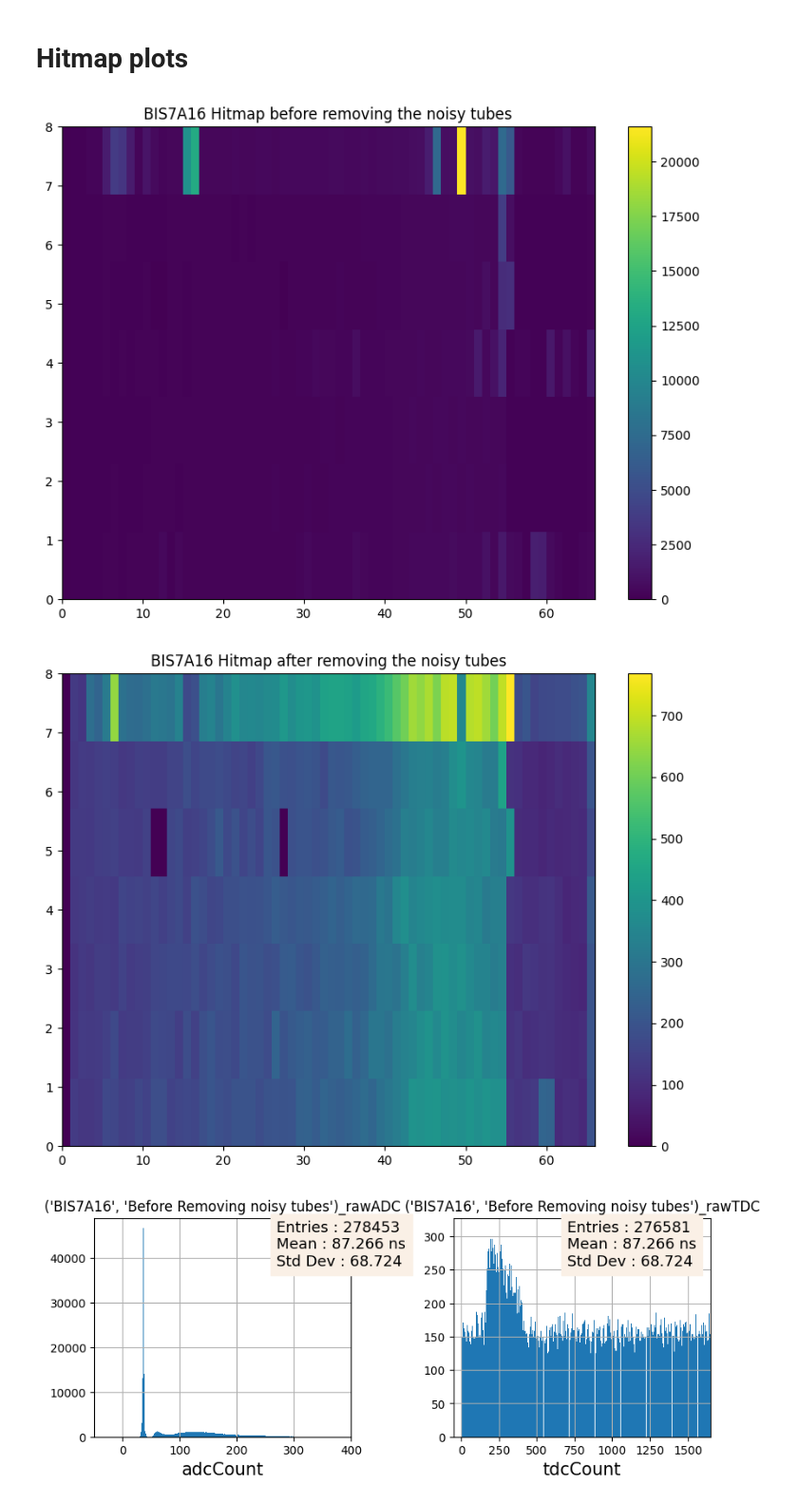
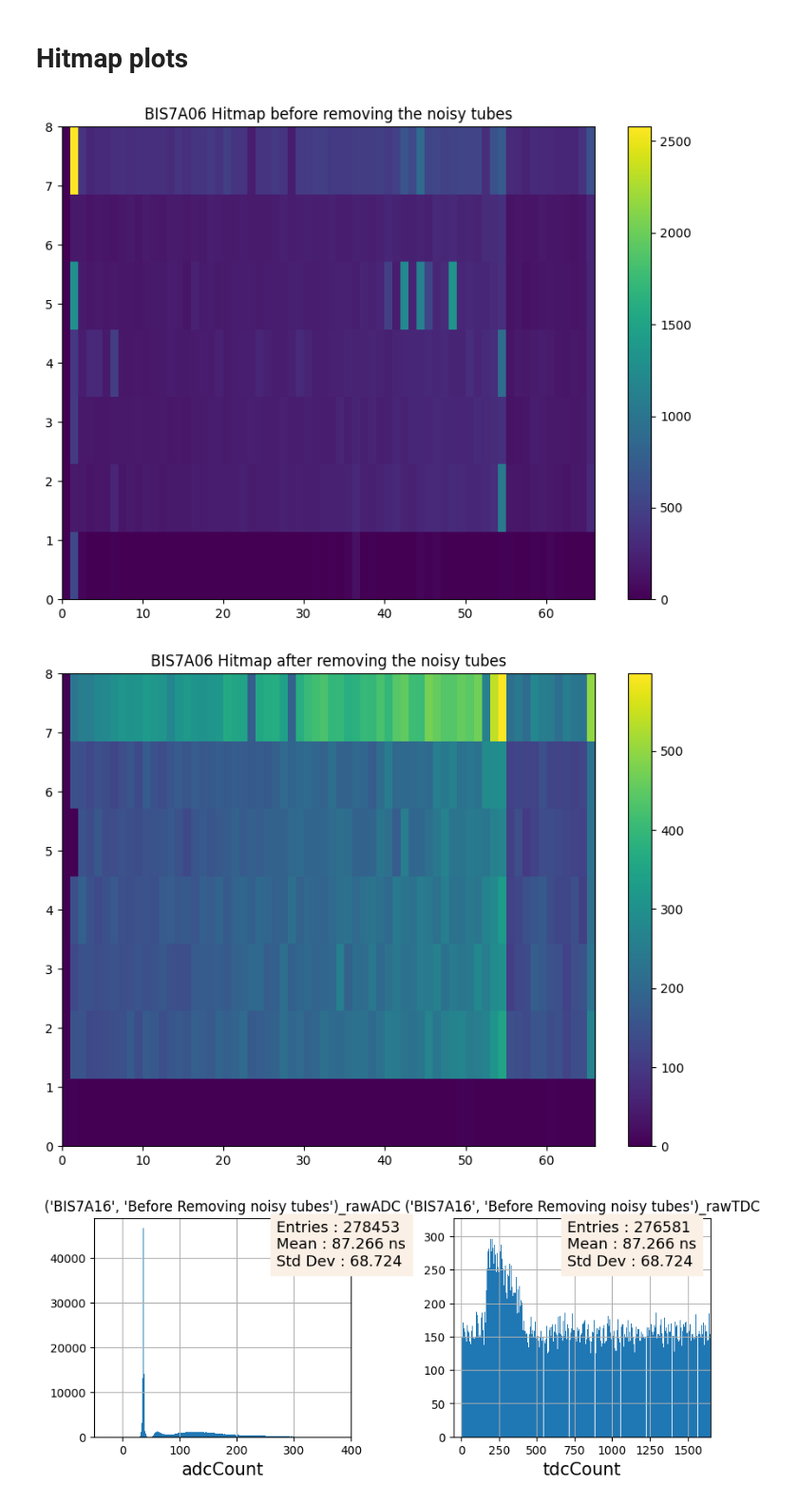
Before and after one commit to ppriyanka8/ATLAS, a Jupyter notebook: BIS7A16.ipynb, the cells around one changed output. Shown at 95% size. Saved outputs shown, nothing was run; the diff lists cells and outputs as text; code cells hidden in the pictures.

```diff
--- a/BIS7A16.ipynb
+++ b/BIS7A16.ipynb
@@ -13,7 +13,13 @@ import muonfixedid, chamberlist_run3
 import splitter_regions_Run2
 import mdtCalib_functions
 
-inputCalibNtuple='data23_calib.00456729.calibration_MuonAll.daq.RAW.0000_0004-0120.ntuple.root'
+# inputCalibNtuple='data23_calib.00456729.calibration_MuonAll.daq.RAW.0000_0004-0120.ntuple.root'
+# inputCalibNtuple='data23_calib.00456729.calibration_MuonAll.daq.RAW.0000_0004-0051.ntuple.root'  #BMG
+# inputCalibNtuple='data23_calib.00456729.calibration_MuonAll.daq.RAW.0000_0004-0113.ntuple.root'    #BIS7A02
+# inputCalibNtuple='data23_calib.00456729.calibration_MuonAll.daq.RAW.0000_0004-0114.ntuple.root'      #BIS7A04
+# inputCalibNtuple='data23_calib.00456729.calibration_MuonAll.daq.RAW.0000_0004-0115.ntuple.root'        #BIS7A06
+inputCalibNtuple='data23_calib.00456729.calibration_MuonAll.daq.RAW.0000_0004-0116.ntuple.root'
+
 f=uproot.open(inputCalibNtuple)
 
 tree=f['Segments']
@@ -137,8 +143,8 @@ def noise_tubes(df,chamber,cut,noise_thresh):
 
     # df_raw_chamber = df[df['rawMdt_station']==chamber]
     # df_raw_adc_cut=df_raw_chamber[df_raw_chamber['rawMdt_adc']>adc_cut]   #Complete dataframe after introducing adc_cut
-    df_raw_adc_cut=adc_cut(df_raw,'BIS7A16',cut)
-    df_noise_adc=noise_rate(df_raw_adc_cut,'BIS7A16')    #creating a separate dataframe for noise_ate and tube_id from after adc_cut df
+    df_raw_adc_cut=adc_cut(df_raw,'BIS7A06',cut)
+    df_noise_adc=noise_rate(df_raw_adc_cut,'BIS7A06')    #creating a separate dataframe for noise_ate and tube_id from after adc_cut df
     noisy_tubes=df_noise_adc[df_noise_adc['Noise_Rate']>noise_thresh]  #Extract all the rows for noise_rate>20k from the df_noise_rate dataframe
     noisy_list=noisy_tubes['Tube_Name']      #extract names for all the noisy tubes extracted above
     print('List of noisy_tubes for chamber %s'%(chamber),noisy_list)
@@ -147,8 +153,8 @@ def df_filtered(df,chamber,cut,noise_thresh):
 
     df_raw_chamber = df[df['rawMdt_station']==chamber]
     df_raw_adc_cut=df_raw_chamber[df_raw_chamber['rawMdt_adc']>cut]
-    # df_raw_adc_cut=adc_cut(df_raw,'BIS7A16')  #Complete dataframe after introducing adc_cut
-    df_noise_adc=noise_rate(df_raw_adc_cut,'BIS7A16')    #creating a separate dataframe for noise_ate and tube_id from after adc_cut df
+    # df_raw_adc_cut=adc_cut(df_raw,'BIS7A06')  #Complete dataframe after introducing adc_cut
+    df_noise_adc=noise_rate(df_raw_adc_cut,'BIS7A06')    #creating a separate dataframe for noise_ate and tube_id from after adc_cut df
     noisy_tubes=df_noise_adc[df_noise_adc['Noise_Rate']>noise_thresh]
 #make a dataframe excluding noisy tubes
     df_raw_chamber_noisy_filtered=df_raw_adc_cut[~df_raw_adc_cut['rawMdt_tubeInfo'].isin(noisy_tubes['Tube_Name'])]
@@ -156,9 +162,9 @@ def df_filtered(df,chamber,cut,noise_thresh):
 
 ADC_CUT_VAL = 50
 noise_thresh=20000
-df_filtered(df_raw,'BIS7A16',ADC_CUT_VAL,noise_thresh)
+df_filtered(df_raw,'BIS7A06',ADC_CUT_VAL,noise_thresh)
 
-# noise_tubes(df_raw,'BIS7A16',ADC_CUT_VAL)
+# noise_tubes(df_raw,'BIS7A06',ADC_CUT_VAL)
 # %% [output]
 |  |  | rawMdt_adc | rawMdt_gPosX | rawMdt_gPosY | rawMdt_gPosZ | rawMdt_id | rawMdt_nRMdt | rawMdt_tdc | ... |
 | entry | subentry |  |  |  |  |  |  |  | ... |
@@ -248,37 +237,37 @@ KeyError: 0      601
 # plotting function for chamber hitMap and noise_hits
 def plotHitMap(df,chamber,plot_title):
 
 
     chamberinfo = list(df.rawMdt_tubeInfo)
     #apply to ML-Layer-Tube columns
     ml =[int(x.split('-')[1]) for x in chamberinfo]
     ly =[int(x.split('-')[2]) for x in chamberinfo]
     nLayer = [(int(x.split('-')[1])-1)*4 + int(x.split('-')[2]) for x in chamberinfo]
     tb =[int(x.split('-')[3]) for x in chamberinfo]
 
     fig,ax = plt.subplots(figsize=(8,6))
     fig.subplots_adjust(top = 0.93, bottom = 0.05, left =0.02,right =0.95, wspace = 0.2, hspace = 0.2)
     ax.set_title(plot_title)
 
 
     # get Maxtube per layer and total layer from chamberlist_run3.py
     maxLy = chamberlist_run3.MDTtotalLayers(chamber)
     maxTb = chamberlist_run3.MDTtotalTubes(chamber)
 
     counts, xedges, yedges, im = ax.hist2d(tb,nLayer, bins = [66,7], range= [[0,66],[0,8]], cmap=plt.cm.viridis,label='hitMap')
     fig.colorbar(im, ax=ax)
     plt.show()
-    fig.savefig('hitMap.png')
+    fig.savefig('Hitmap for %s'%(chamber))
 
-CHAMBER_NAME='BIS7A16'
+CHAMBER_NAME='BIS7A06'
 df_raw_chamber_by_rawMdtStation = df_raw[df_raw['rawMdt_station']==CHAMBER_NAME]
 
 df_raw_chamber_filtered = df_filtered(df_raw,CHAMBER_NAME,ADC_CUT_VAL,noise_thresh)
 plotHitMap(df_raw_chamber_by_rawMdtStation,CHAMBER_NAME,f"{CHAMBER_NAME} Hitmap before removing the noisy tubes")  #crude plot
 plotHitMap(df_raw_chamber_filtered,CHAMBER_NAME,f"{CHAMBER_NAME} Hitmap after removing the noisy tubes") #filtered plot
 # %% [output]
-[figure, old version]
+[figure, new version]
-[figure, old version]
+[figure, new version]
 # %%
 # raw ADC and TDC hits plot with ADC cut at 50
 def plotRawMdtHits(df,chamber,title):
```
Also changed, not shown: parts of 8 cells of this notebook.
